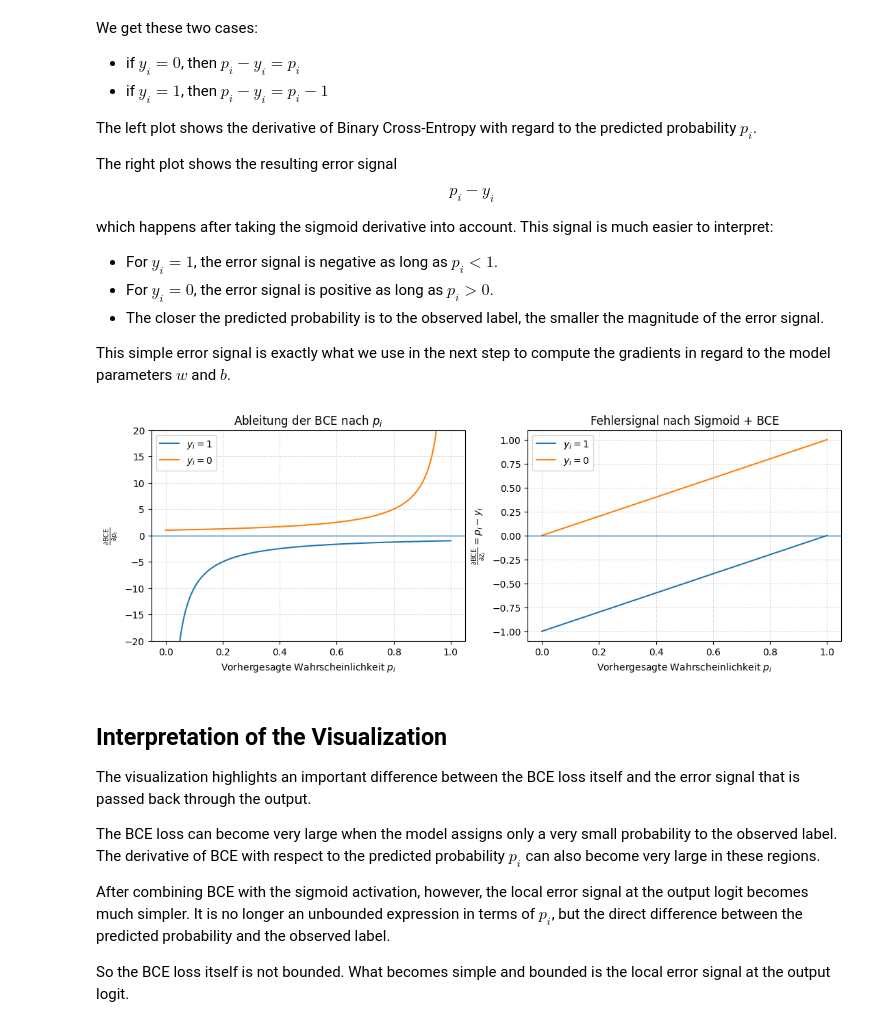
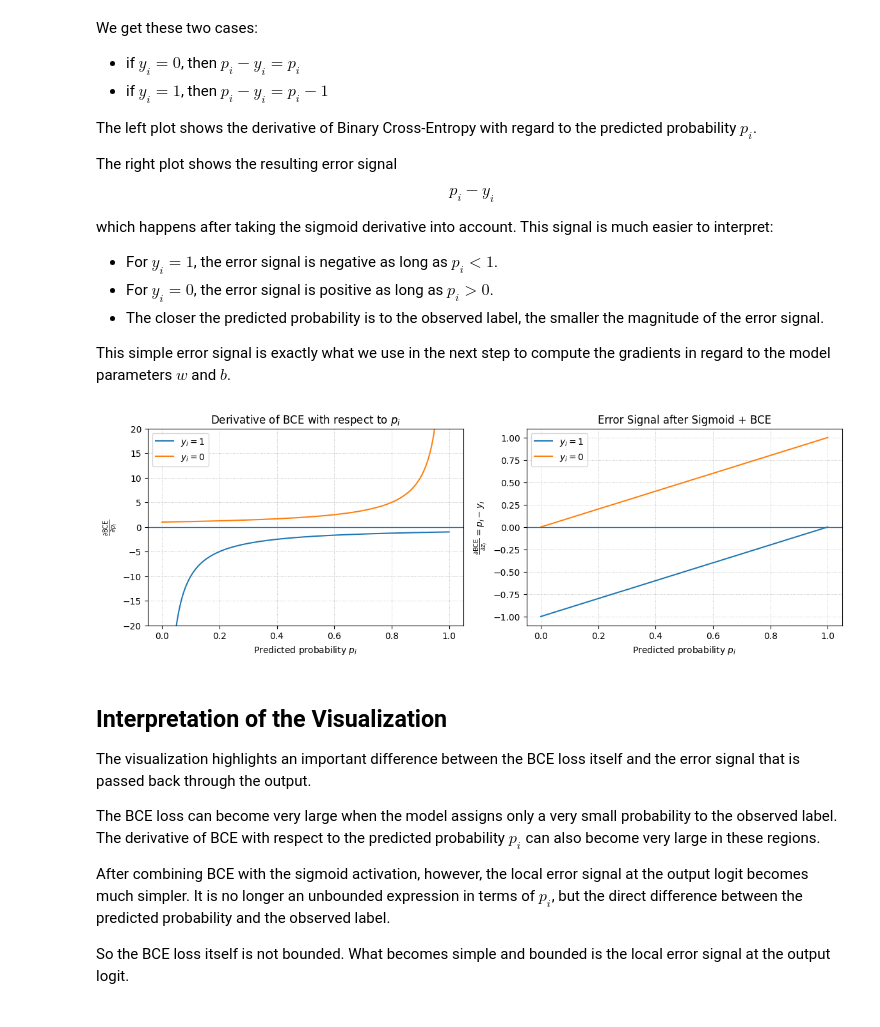
Before and after one commit to red-apple38/understanding-deep-learning, a Jupyter notebook: docs/beginner/Logistic_perceptron.ipynb, the cells around one changed output. Cells and saved outputs as stored; diff of their text form; code cells hidden in the pictures.

```diff
--- a/docs/beginner/Logistic_perceptron.ipynb
+++ b/docs/beginner/Logistic_perceptron.ipynb
@@ -689,45 +689,42 @@ which happens after taking the sigmoid derivative into account. This signal is m
 
 This simple error signal is exactly what we use in the next step to compute the gradients in regard to the model parameters $w$ and $b$.
 # %%
-import numpy as np
-import matplotlib.pyplot as plt
+stability_term = 1e-9
+p_values = np.linspace(stability_term, 1 - stability_term, 500)
 
-eps = 1e-6
-p_values = np.linspace(eps, 1 - eps, 500)
+# Implementation of the formula top
+d_bce_dp_y1 = (p_values - 1) / (p_values * (1 - p_values))
+d_bce_dp_y0 = (p_values - 0) / (p_values * (1 - p_values))
 
-# Ableitung der BCE nach p
-d_bce_dp_y1 = -1 / p_values
-d_bce_dp_y0 = 1 / (1 - p_values)
-
-# Fehlersignal nach Berücksichtigung der Sigmoid-Ableitung:
+# Error Signal after Sigmoid Derivative
 # dBCE/dz = p - y
 signal_y1 = p_values - 1
 signal_y0 = p_values - 0
-
-fig, axes = plt.subplots(1, 2, figsize=(13, 4))
-
-# Linker Plot: Ableitung der BCE nach p
-axes[0].plot(p_values, d_bce_dp_y1, label=r"$y_i=1$")
-axes[0].plot(p_values, d_bce_dp_y0, label=r"$y_i=0$")
-axes[0].axhline(0, linewidth=1)
-axes[0].set_xlabel(r"Vorhergesagte Wahrscheinlichkeit $p_i$")
-axes[0].set_ylabel(r"$\frac{\partial \mathrm{BCE}}{\partial p_i}$")
-axes[0].set_title("Ableitung der BCE nach $p_i$")
-axes[0].set_ylim(-20, 20)
-axes[0].legend()
-axes[0].grid(ls=":", linewidth=0.6)
-
-# Rechter Plot: Fehlersignal p - y
-axes[1].plot(p_values, signal_y1, label=r"$y_i=1$")
-axes[1].plot(p_values, signal_y0, label=r"$y_i=0$")
-axes[1].axhline(0, linewidth=1)
-axes[1].set_xlabel(r"Vorhergesagte Wahrscheinlichkeit $p_i$")
-axes[1].set_ylabel(r"$\frac{\partial \mathrm{BCE}}{\partial z_i}=p_i-y_i$")
-axes[1].set_title("Fehlersignal nach Sigmoid + BCE")
-axes[1].legend()
-axes[1].grid(ls=":", linewidth=0.6)
-# %% [output]
-[figure, removed]
+# %%
+fig8, (ax1, ax2) = plt.subplots(1, 2, figsize=(14, 4))
+
+# Left plot: derivative of BCE with respect to p
+ax1.plot(p_values, d_bce_dp_y1, label="$y_i=1$")
+ax1.plot(p_values, d_bce_dp_y0, label="$y_i=0$")
+ax1.axhline(0, linewidth=1)
+ax1.set_xlabel("Predicted probability $p_i$")
+ax1.set_ylabel("$\\frac{\\partial \\mathrm{BCE}}{\\partial p_i}$")
+ax1.set_title("Derivative of BCE with respect to $p_i$")
+ax1.set_ylim(-20, 20)
+ax1.legend()
+ax1.grid(ls=":", linewidth=0.6)
+
+# Right plot: error signal p - y
+ax2.plot(p_values, signal_y1, label="$y_i=1$")
+ax2.plot(p_values, signal_y0, label="$y_i=0$")
+ax2.axhline(0, linewidth=1)
+ax2.set_xlabel("Predicted probability $p_i$")
+ax2.set_ylabel("$\\frac{\\partial \\mathrm{BCE}}{\\partial z_i}=p_i-y_i$")
+ax2.set_title("Error Signal after Sigmoid + BCE")
+ax2.legend()
+ax2.grid(ls=":", linewidth=0.6)
+# %% [output]
+[figure, added]
 # %% [markdown]
 ## Interpretation of the Visualization
 
```
Also changed, not shown: parts of 17 cells of this notebook.
